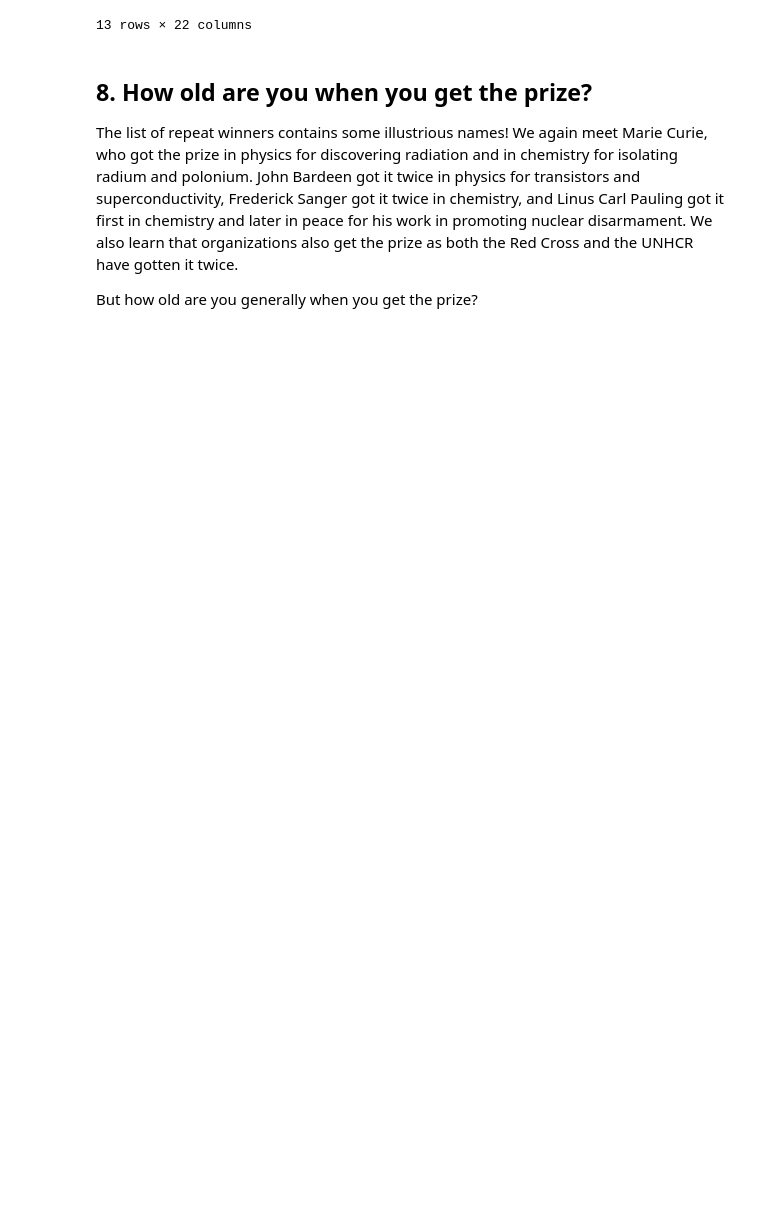
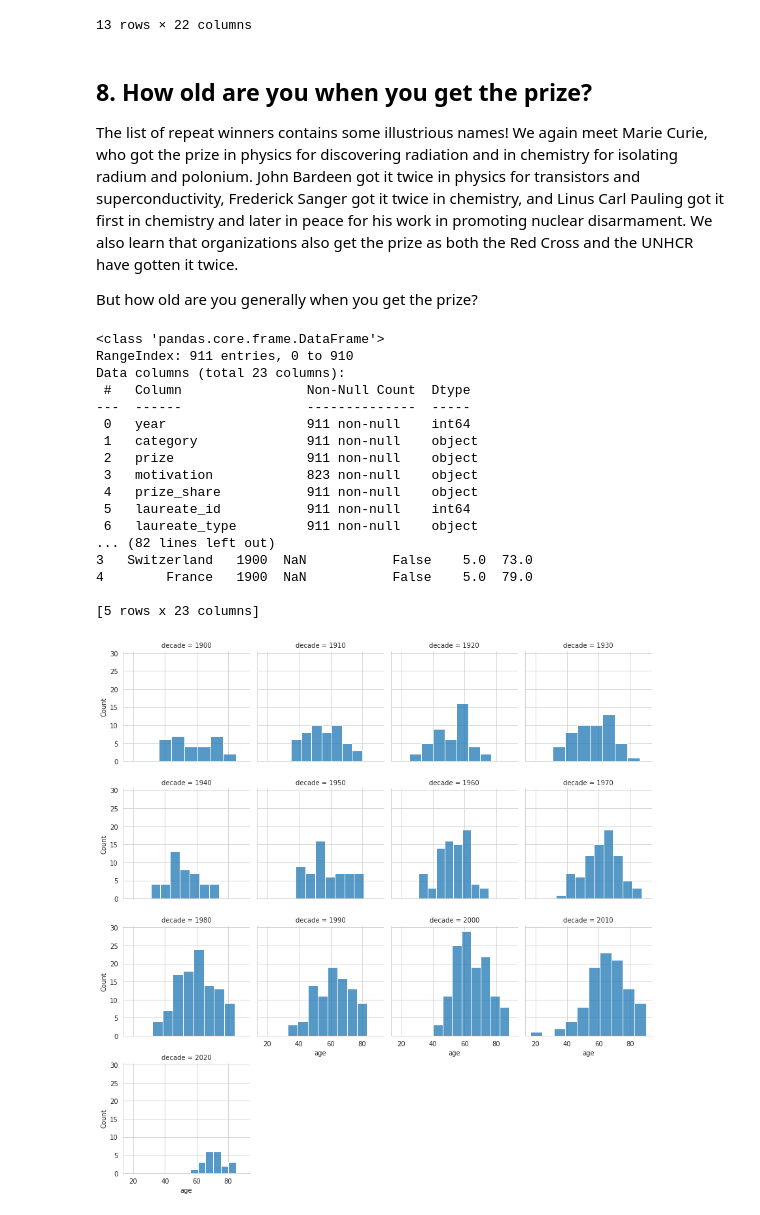
Before and after one commit to johnhhu2020/DataCamp-Data-Scientist-with-Python-Track, a Jupyter notebook: A Visual History of Nobel Prize Winners.ipynb, the cells around one changed output. Saved outputs shown, nothing was run; the diff lists cells and outputs as text; code cells hidden in the pictures; blank space fills up the shorter version.

```diff
--- a/A Visual History of Nobel Prize Winners.ipynb
+++ b/A Visual History of Nobel Prize Winners.ipynb
@@ -249,3 +249,67 @@ nobel.groupby('full_name').filter(lambda x: len(x)>1)
 The list of repeat winners contains some illustrious names! We again meet Marie Curie, who got the prize in physics for discovering radiation and in chemistry for isolating radium and polonium. John Bardeen got it twice in physics for transistors and superconductivity, Frederick Sanger got it twice in chemistry, and Linus Carl Pauling got it first in chemistry and later in peace for his work in promoting nuclear disarmament. We also learn that organizations also get the prize as both the Red Cross and the UNHCR have gotten it twice.
 
 But how old are you generally when you get the prize?
+# %%
+print(nobel.info())
+
+
+#####################################################################################################################
+nobel['birth_date'] = pd.to_datetime(nobel['birth_date'])
+
+
+print(nobel.info())
+
+
+#####################################################################################################################
+nobel['age'] = nobel['year'] - nobel['birth_date'].dt.year
+
+
+#nobel['age'].astype('int')
+
+
+print(nobel.head())
+
+#nobel['age'] = nobel[]
+
+
+
+
+
+#####################################################################################################################
+
+g = sns.FacetGrid(data=nobel, col='decade', col_wrap=4)
+
+g.map(sns.histplot, 'age')
+plt.show()
+#####################################################################################################################
+
+
+
+#fig, ax = plt.subplots(ncols=2, nrows=1, sharey=True)
+
+
+
+#####################################################################################################################
+fig, ax = plt.subplots(figsize=(12,8))
+sns.boxplot(data=nobel, y='age', x='decade', ax=ax)
+
+plt.show()
+# %% [output]
+<class 'pandas.core.frame.DataFrame'>
+RangeIndex: 911 entries, 0 to 910
+Data columns (total 23 columns):
+ #   Column                Non-Null Count  Dtype
+---  ------                --------------  -----
+ 0   year                  911 non-null    int64
+ 1   category              911 non-null    object
+ 2   prize                 911 non-null    object
+ 3   motivation            823 non-null    object
+ 4   prize_share           911 non-null    object
+ 5   laureate_id           911 non-null    int64
+ 6   laureate_type         911 non-null    object
+... (82 lines left out)
+3   Switzerland   1900  NaN           False    5.0  73.0
+4        France   1900  NaN           False    5.0  79.0
+
+[5 rows x 23 columns]
+[figure, added]
```
Also changed, not shown: parts of 6 cells of this notebook.
